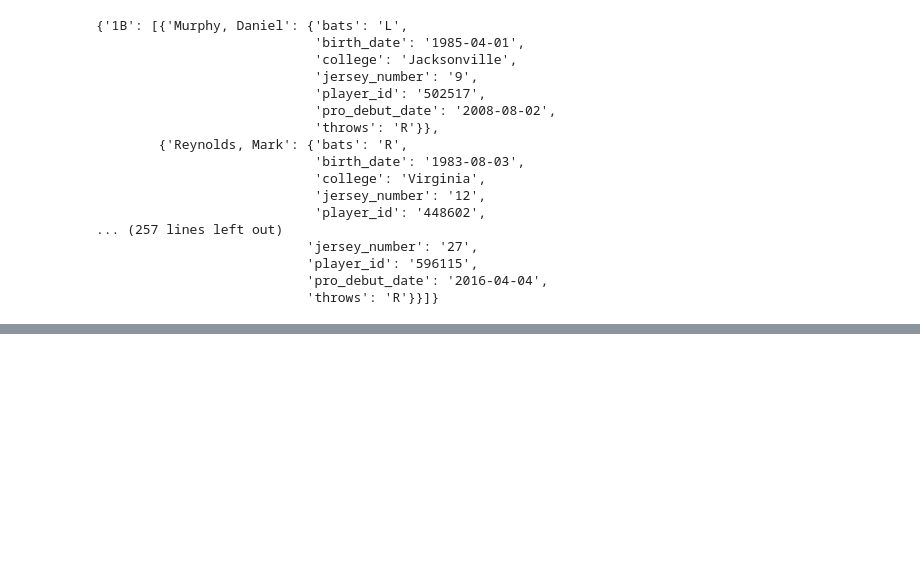
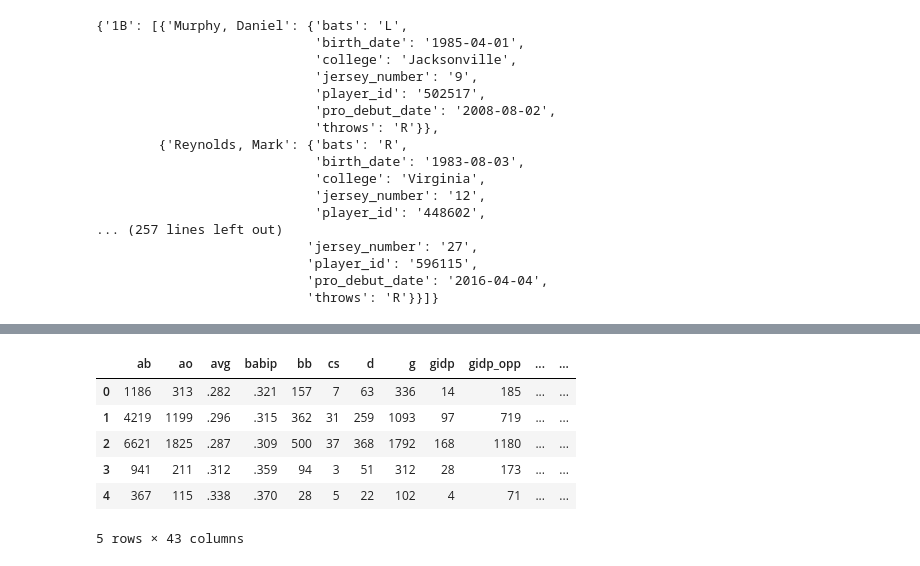
Before and after one commit to tsakurai42/Webscraping-MLB.com, a Jupyter notebook: Week13_ETLProject.ipynb, the cells around one changed output, grey strips where cells are left out. Saved outputs shown, nothing was run; the diff lists cells and outputs as text; code cells hidden in the pictures; blank space fills up the shorter version.

```diff
--- a/Week13_ETLProject.ipynb
+++ b/Week13_ETLProject.ipynb
@@ -329,0 +472,3 @@ pprint(rox_roster_dict)
+# %%
+hitting_leader_idents = list(hitting_leader_df['player_id'])
+hitting_leader_idents
@@ -329,0 +477,8 @@ pprint(rox_roster_dict)
+# %%
+career_hitting_dict = {}
+for ident in hitting_leader_idents:
+    career_hitting_endpoint = f"/json/named.sport_career_hitting.bam?league_list_id='mlb'&game_type='R'&player_id={ident}"
+    career_hitting_response = requests.get(base_url + career_hitting_endpoint)
+    career_hitting_data = career_hitting_response.json()['sport_career_hitting']['queryResults']['row']
+    career_hitting_dict[ident] = career_hitting_data
+pprint(career_hitting_dict)
@@ -329,0 +503,11 @@ pprint(rox_roster_dict)
+# %%
+career_hitting_df = pd.DataFrame(career_hitting_dict).T.reset_index(drop=True)
+career_hitting_df
+# %% [output]
+|  | ab | ao | avg | babip | bb | cs | d | g | gidp | gidp_opp | ... | ... |
+| 0 | 1186 | 313 | .282 | .321 | 157 | 7 | 63 | 336 | 14 | 185 | ... | ... |
+| 1 | 4219 | 1199 | .296 | .315 | 362 | 31 | 259 | 1093 | 97 | 719 | ... | ... |
+| 2 | 6621 | 1825 | .287 | .309 | 500 | 37 | 368 | 1792 | 168 | 1180 | ... | ... |
+| 3 | 941 | 211 | .312 | .359 | 94 | 3 | 51 | 312 | 28 | 173 | ... | ... |
+| 4 | 367 | 115 | .338 | .370 | 28 | 5 | 22 | 102 | 4 | 71 | ... | ... |
+5 rows × 43 columns
```
Also changed, not shown: parts of 19 cells of this notebook.
